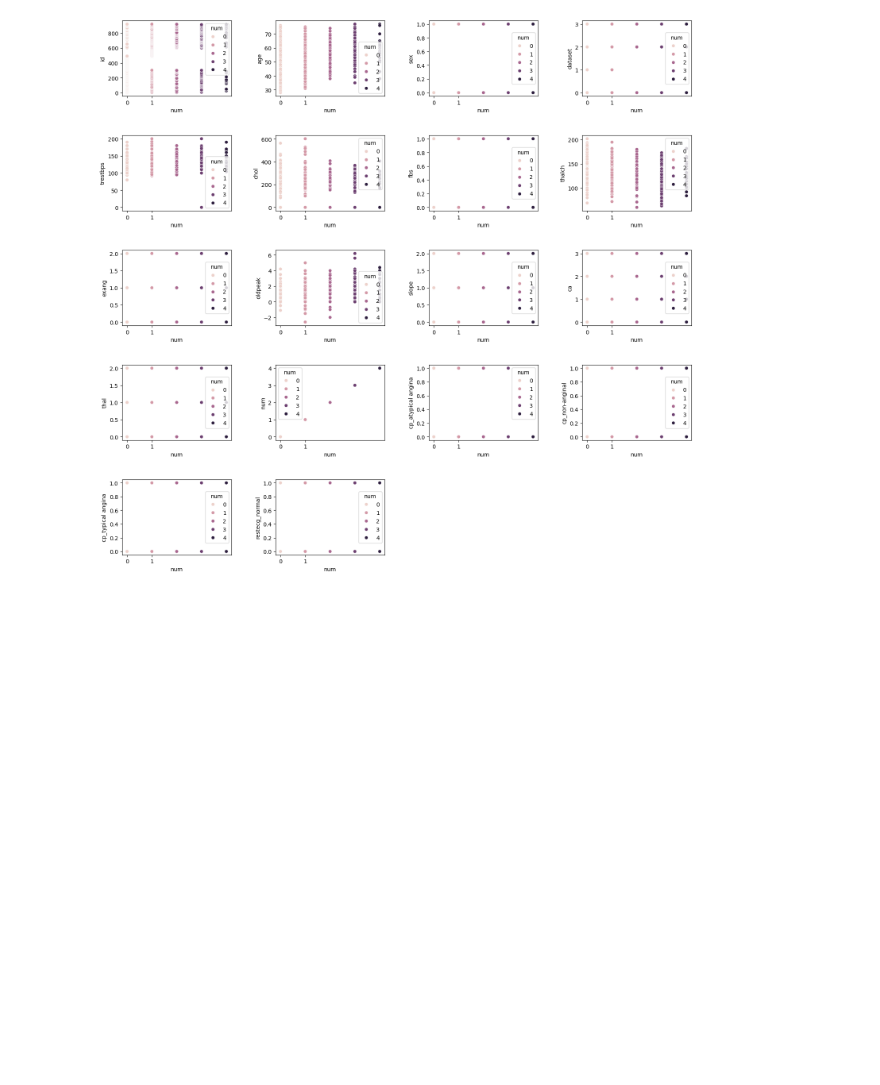
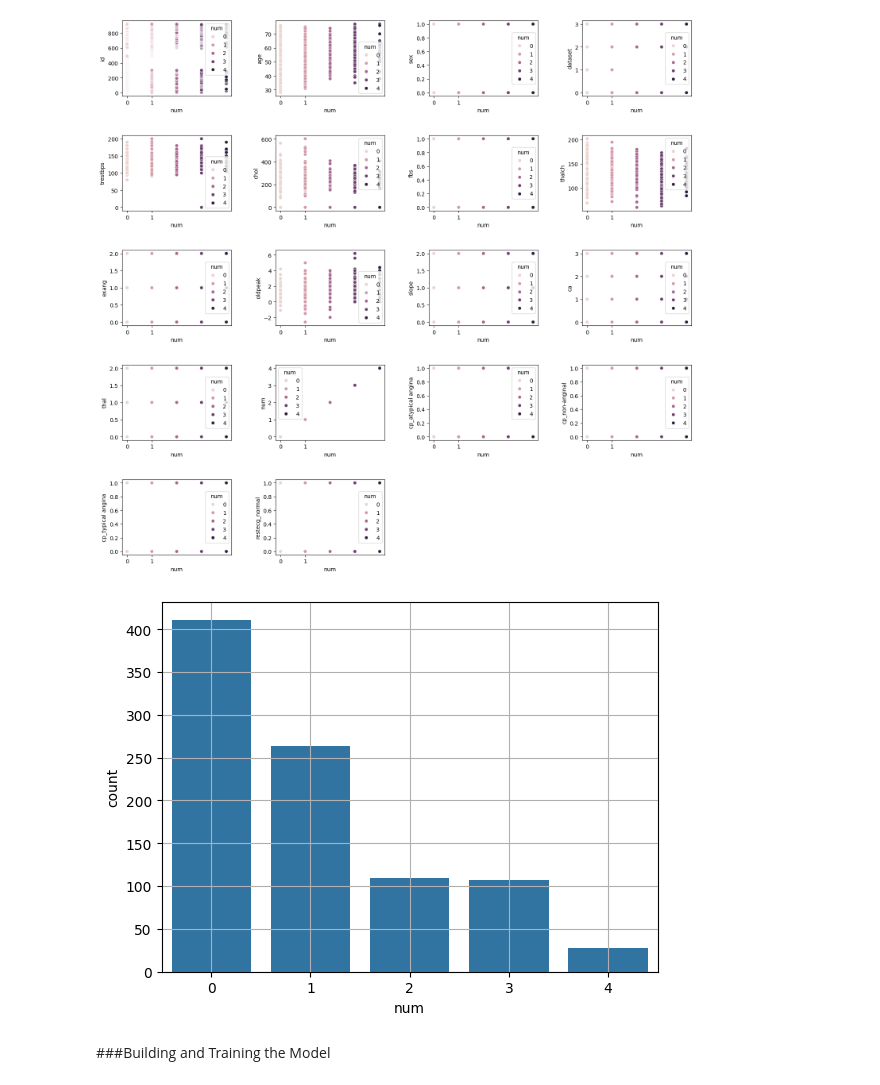
Before and after one commit to JoshOmondi/Heart_disease_DCI, a Jupyter notebook: Heart_Disease_UCI.ipynb, the cells around one changed output. Drawn from its saved outputs; the diff is of its cells as text; code cells hidden in the pictures; blank space fills up the shorter version.

Commit message:
model training

```diff
--- a/Heart_Disease_UCI.ipynb
+++ b/Heart_Disease_UCI.ipynb
@@ -260,3 +260,10 @@ for i in range(len(df.columns) - 1):
 plt.tight_layout(pad=4.0)
 # %% [output]
 [figure]
+# %%
+sns.countplot(x=df['num'])
+plt.grid()
+# %% [output]
+[figure, added]
+# %% [markdown]
+###Building and Training the Model
```
Also changed, not shown: parts of 2 cells of this notebook.
